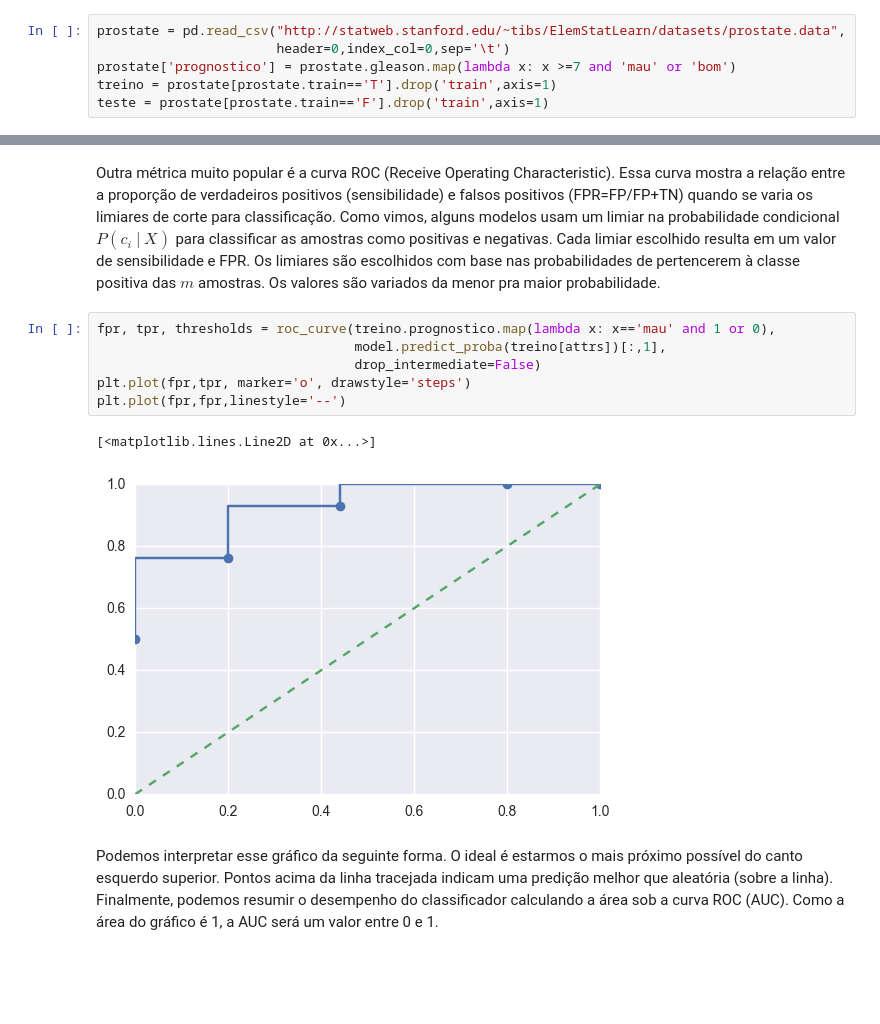
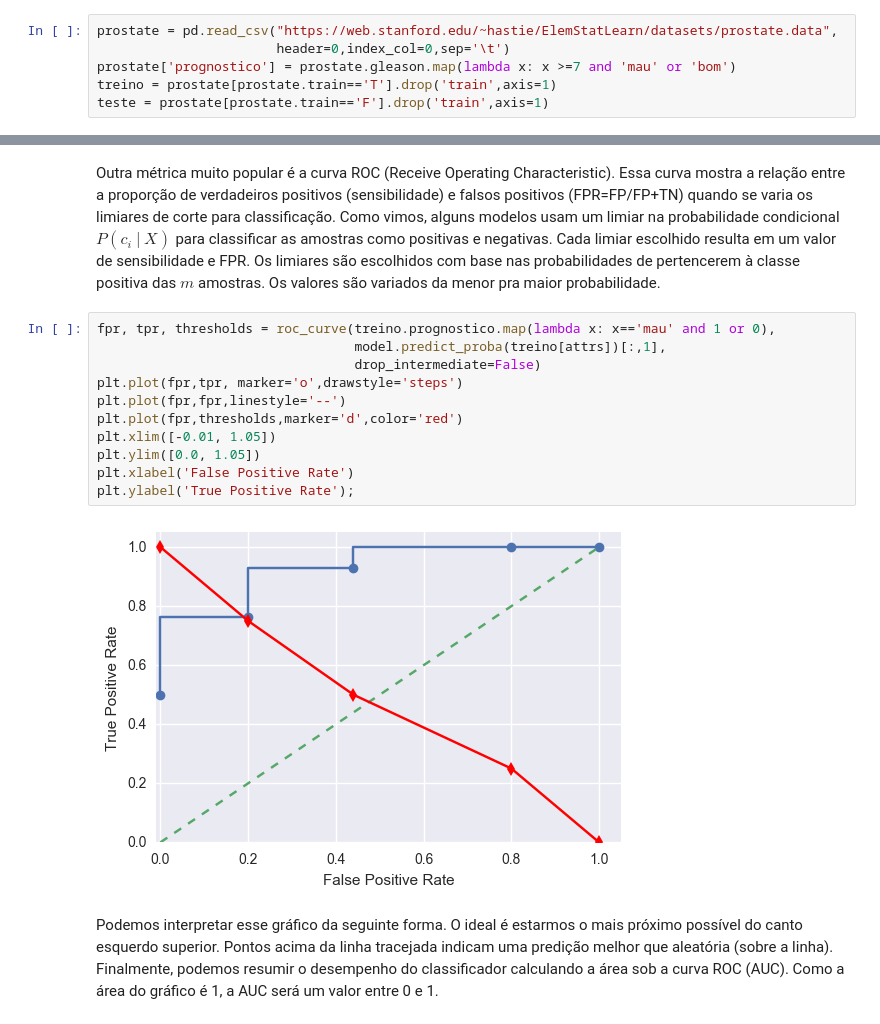
Before and after one commit to if1015-datascience-ufpe/slides, a Jupyter notebook: aula18-knn-avaliacao.ipynb, the cells around one changed output, grey strips where cells are left out. Saved outputs shown, nothing was run; the diff lists cells and outputs as text; blank space fills up the shorter version.

```diff
--- a/aula18-knn-avaliacao.ipynb
+++ b/aula18-knn-avaliacao.ipynb
@@ -40,7 +40,7 @@ import matplotlib.pyplot as plt
 
 %matplotlib inline
 # %%
-prostate = pd.read_csv("http://statweb.stanford.edu/~tibs/ElemStatLearn/datasets/prostate.data",
+prostate = pd.read_csv("https://web.stanford.edu/~hastie/ElemStatLearn/datasets/prostate.data",
                        header=0,index_col=0,sep='\t')
 prostate['prognostico'] = prostate.gleason.map(lambda x: x >=7 and 'mau' or 'bom')
 treino = prostate[prostate.train=='T'].drop('train',axis=1)
@@ -120,12 +120,16 @@ Outra métrica muito popular é a curva ROC (Receive Operating Characteristic).
 # %%
 fpr, tpr, thresholds = roc_curve(treino.prognostico.map(lambda x: x=='mau' and 1 or 0),
                                  model.predict_proba(treino[attrs])[:,1],
                                  drop_intermediate=False)
-plt.plot(fpr,tpr, marker='o', drawstyle='steps')
+plt.plot(fpr,tpr, marker='o',drawstyle='steps')
 plt.plot(fpr,fpr,linestyle='--')
+plt.plot(fpr,thresholds,marker='d',color='red')
+plt.xlim([-0.01, 1.05])
+plt.ylim([0.0, 1.05])
+plt.xlabel('False Positive Rate')
+plt.ylabel('True Positive Rate');
 # %% [output]
-[<matplotlib.lines.Line2D at 0x...>]
-[figure, old version]
+[figure, new version]
 # %% [markdown]
 Podemos interpretar esse gráfico da seguinte forma. O ideal é estarmos o mais próximo possível do canto esquerdo superior. Pontos acima da linha tracejada indicam uma predição melhor que aleatória (sobre a linha). Finalmente, podemos resumir o desempenho do classificador calculando a área sob a curva ROC (AUC). Como a área do gráfico é 1, a AUC será um valor entre 0 e 1.
 # %%
```
Also changed, not shown: parts of 12 cells of this notebook, 5 other files.
